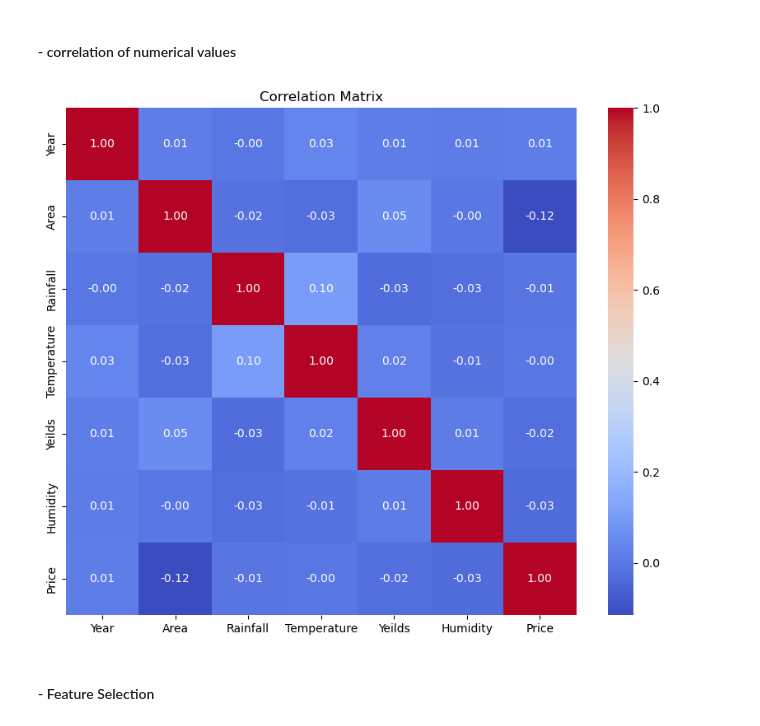
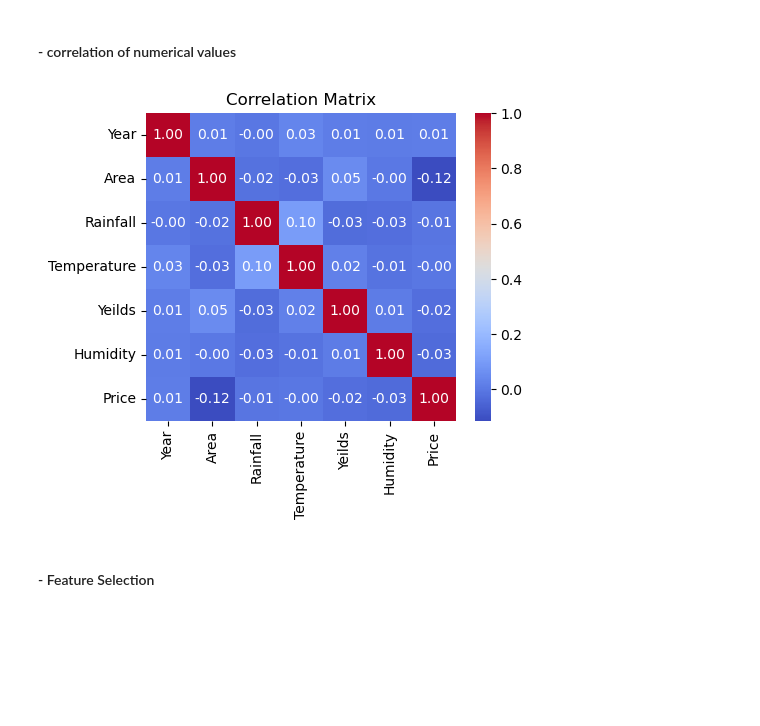
Before and after one commit to dinithaw/big-data-analytics, a Jupyter notebook: ML-Dinitha.ipynb, the cells around one changed output. Drawn from its saved outputs; the diff is of its cells as text; code cells hidden in the pictures; blank space fills up the shorter version.

```diff
--- a/ML-Dinitha.ipynb
+++ b/ML-Dinitha.ipynb
@@ -73,13 +73,13 @@ df_c.head()
 #### - correlation of numerical values
 # %%
 # Plot a correlation matrix
-plt.figure(figsize=(10, 8))
+plt.figure(figsize=(5, 4))
 numeric_df = df_c.select_dtypes(include=[np.number])  # Select only numeric columns
 sns.heatmap(numeric_df.corr(), annot=True, fmt=".2f", cmap='coolwarm')
 plt.title('Correlation Matrix')
 plt.show()
 # %% [output]
-[figure, old version]
+[figure, new version]
 # %% [markdown]
 #### - Feature Selection
 # %%
```
Also changed, not shown: parts of 5 cells of this notebook, 2 other files.
